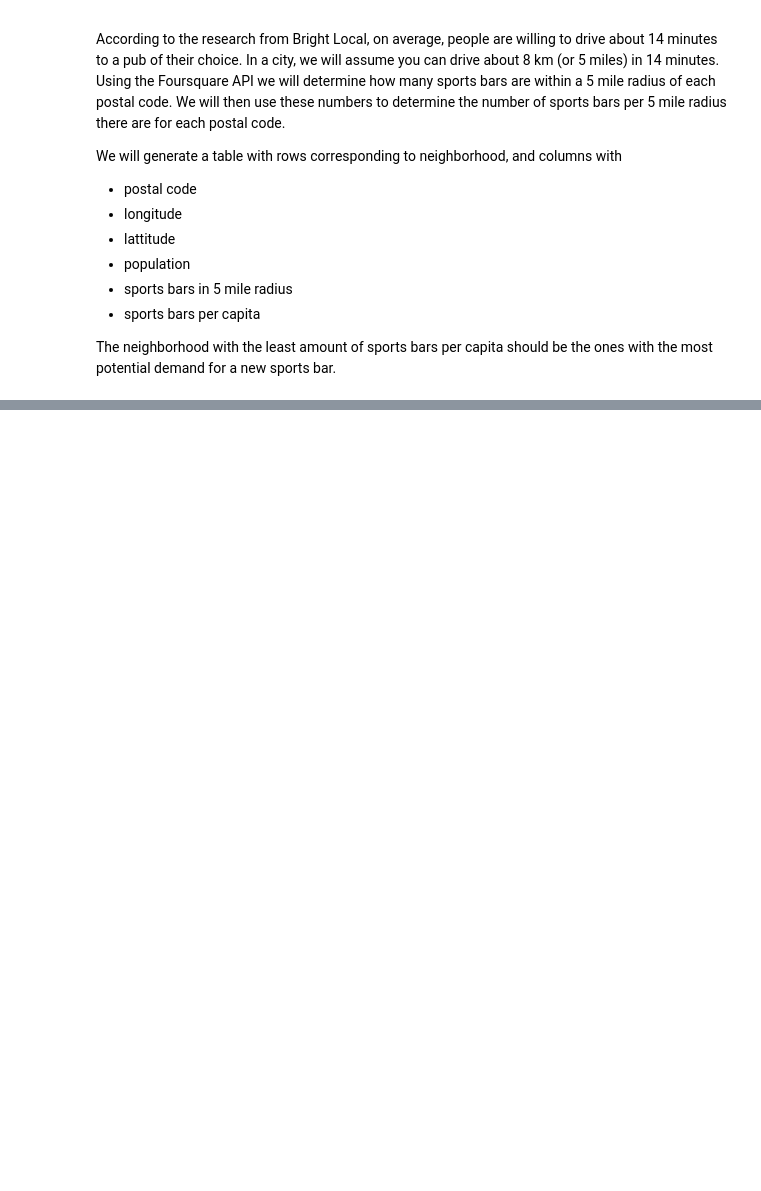
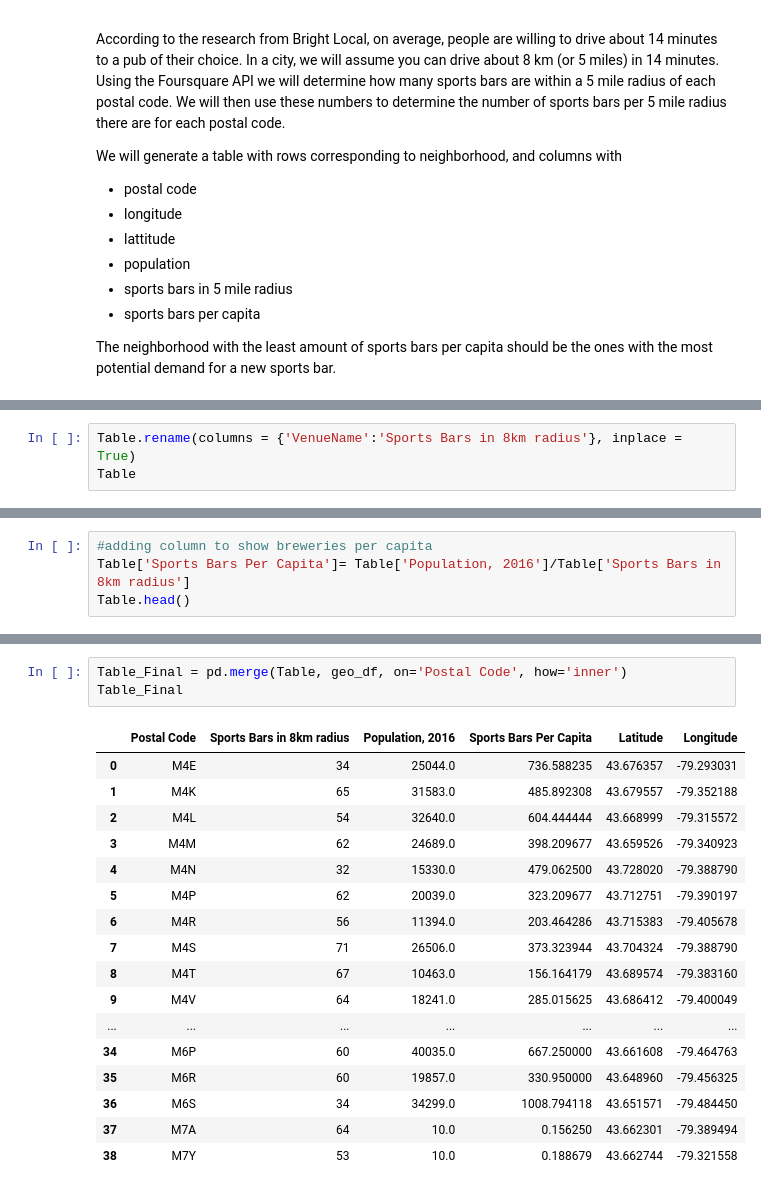
Before and after one commit to kennydiamond1/Coursera_Capstone, a Jupyter notebook: Final Project - Sports Bar Location Toronto.ipynb, the cells around one changed output, grey strips where cells are left out. Saved outputs shown, nothing was run; the diff lists cells and outputs as text; blank space fills up the shorter version.

```diff
--- a/Final Project - Sports Bar Location Toronto.ipynb
+++ b/Final Project - Sports Bar Location Toronto.ipynb
@@ -24,0 +366,3 @@ The neighborhood with the least amount of sports bars per capita should be the o
+# %%
+Table.rename(columns = {'VenueName':'Sports Bars in 8km radius'}, inplace = True)
+Table
@@ -24,0 +387,4 @@ The neighborhood with the least amount of sports bars per capita should be the o
+# %%
+#adding column to show breweries per capita
+Table['Sports Bars Per Capita']= Table['Population, 2016']/Table['Sports Bars in 8km radius']
+Table.head()
@@ -24,0 +430,21 @@ The neighborhood with the least amount of sports bars per capita should be the o
+# %%
+Table_Final = pd.merge(Table, geo_df, on='Postal Code', how='inner')
+Table_Final
+# %% [output]
+|  | Postal Code | Sports Bars in 8km radius | Population, 2016 | Sports Bars Per Capita | Latitude | Longitude |
+| 0 | M4E | 34 | 25044.0 | 736.588235 | 43.676357 | -79.293031 |
+| 1 | M4K | 65 | 31583.0 | 485.892308 | 43.679557 | -79.352188 |
+| 2 | M4L | 54 | 32640.0 | 604.444444 | 43.668999 | -79.315572 |
+| 3 | M4M | 62 | 24689.0 | 398.209677 | 43.659526 | -79.340923 |
+| 4 | M4N | 32 | 15330.0 | 479.062500 | 43.728020 | -79.388790 |
+| 5 | M4P | 62 | 20039.0 | 323.209677 | 43.712751 | -79.390197 |
+| 6 | M4R | 56 | 11394.0 | 203.464286 | 43.715383 | -79.405678 |
+| 7 | M4S | 71 | 26506.0 | 373.323944 | 43.704324 | -79.388790 |
+| 8 | M4T | 67 | 10463.0 | 156.164179 | 43.689574 | -79.383160 |
+| 9 | M4V | 64 | 18241.0 | 285.015625 | 43.686412 | -79.400049 |
+| ... | ... | ... | ... | ... | ... | ... |
+| 34 | M6P | 60 | 40035.0 | 667.250000 | 43.661608 | -79.464763 |
+| 35 | M6R | 60 | 19857.0 | 330.950000 | 43.648960 | -79.456325 |
+| 36 | M6S | 34 | 34299.0 | 1008.794118 | 43.651571 | -79.484450 |
+| 37 | M7A | 64 | 10.0 | 0.156250 | 43.662301 | -79.389494 |
+| 38 | M7Y | 53 | 10.0 | 0.188679 | 43.662744 | -79.321558 |
```
Also changed, not shown: parts of 45 cells of this notebook.
